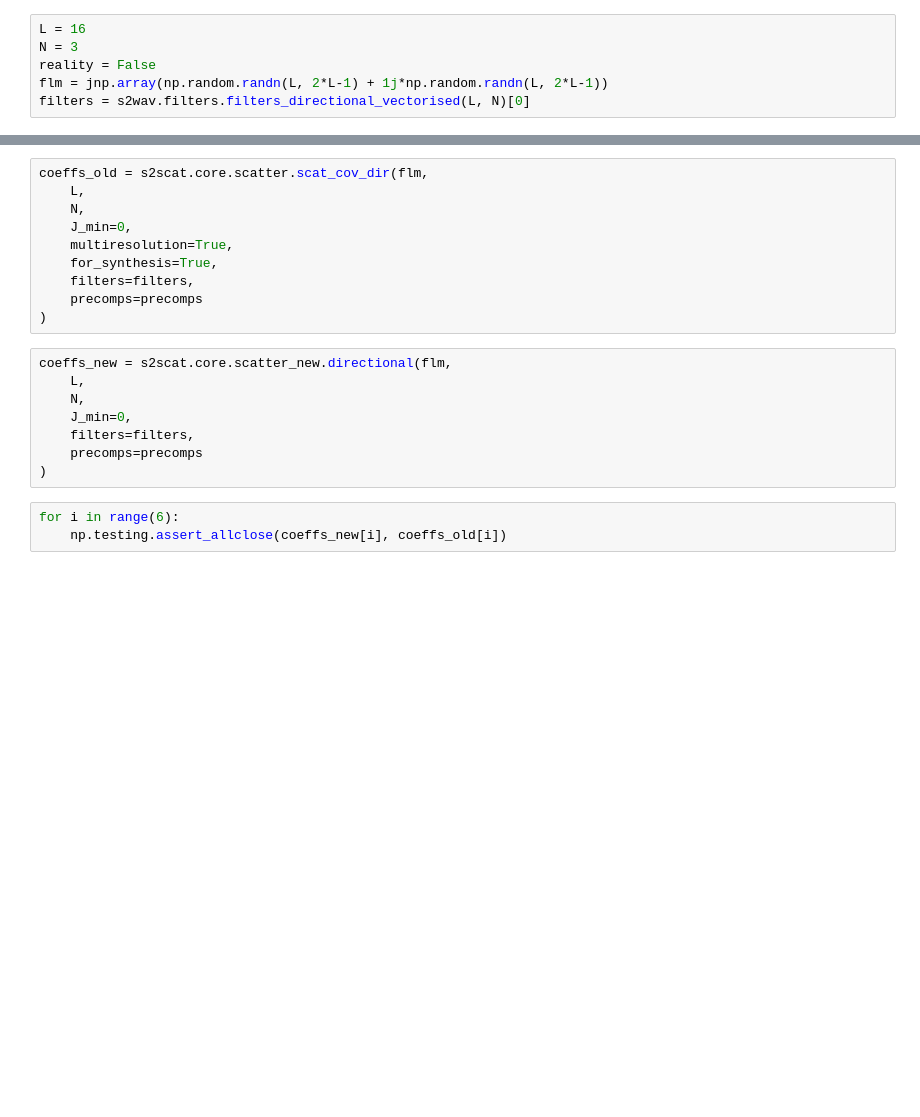
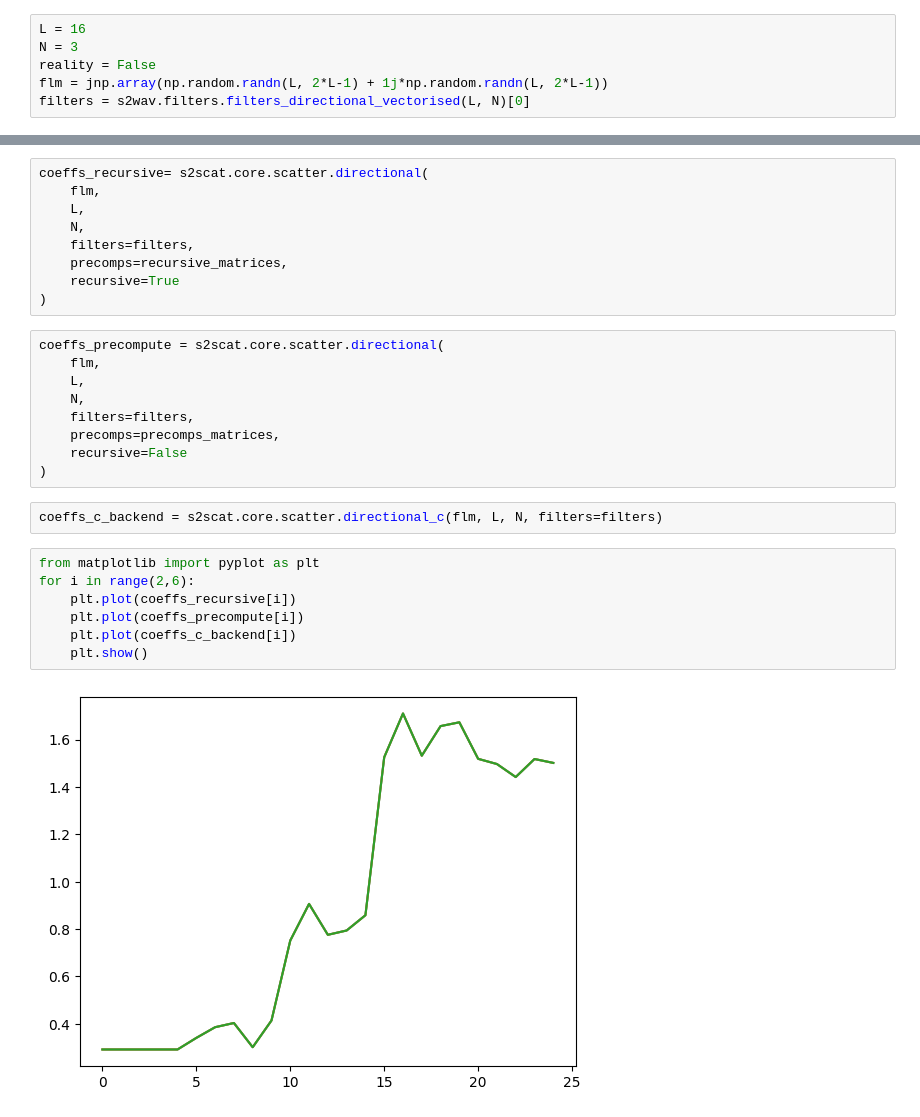
Before and after one commit to astro-informatics/s2scat, a Jupyter notebook: notebooks/dev_ops.ipynb, the cells around one changed output, grey strips where cells are left out. Cells and saved outputs as stored; diff of their text form; blank space fills up the shorter version.

```diff
--- a/notebooks/dev_ops.ipynb
+++ b/notebooks/dev_ops.ipynb
@@ -18,21 +20,29 @@ precomps = s2scat.utility.kernels.generate_full_precompute(L,N)
+# %%
+coeffs_recursive= s2scat.core.scatter.directional(
+    flm,
+    L,
+    N,
+    filters=filters,
+    precomps=recursive_matrices,
+    recursive=True
+)
+# %%
+coeffs_precompute = s2scat.core.scatter.directional(
+    flm,
+    L,
+    N,
+    filters=filters,
+    precomps=precomps_matrices,
+    recursive=False
+)
 # %%
-coeffs_old = s2scat.core.scatter.scat_cov_dir(flm,
-    L,
-    N,
-    J_min=0,
-    multiresolution=True,
-    for_synthesis=True,
-    filters=filters,
-    precomps=precomps
-)
+coeffs_c_backend = s2scat.core.scatter.directional_c(flm, L, N, filters=filters)
-# %%
-coeffs_new = s2scat.core.scatter_new.directional(flm,
-    L,
-    N,
-    J_min=0,
-    filters=filters,
-    precomps=precomps
-)
-# %%
-for i in range(6):
-    np.testing.assert_allclose(coeffs_new[i], coeffs_old[i])
+# %%
+from matplotlib import pyplot as plt
+for i in range(2,6):
+    plt.plot(coeffs_recursive[i])
+    plt.plot(coeffs_precompute[i])
+    plt.plot(coeffs_c_backend[i])
+    plt.show()
+# %% [output]
+[figure, added]
```
Also changed, not shown: parts of 8 cells of this notebook.
